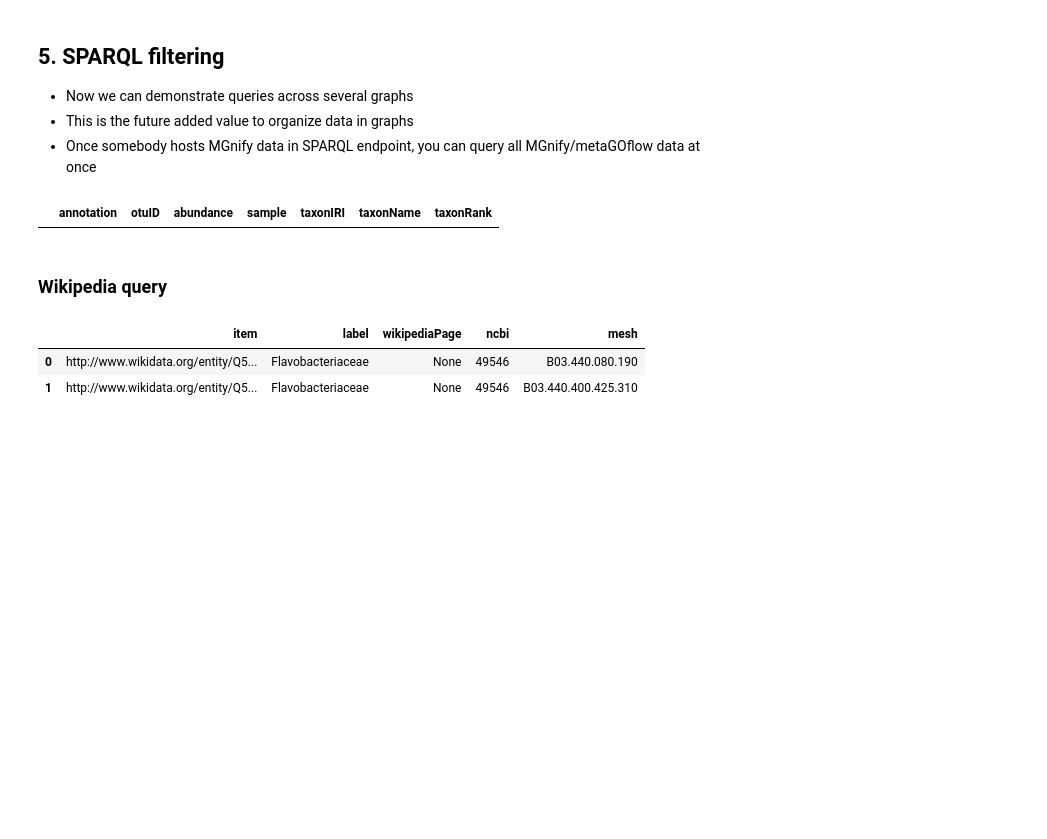
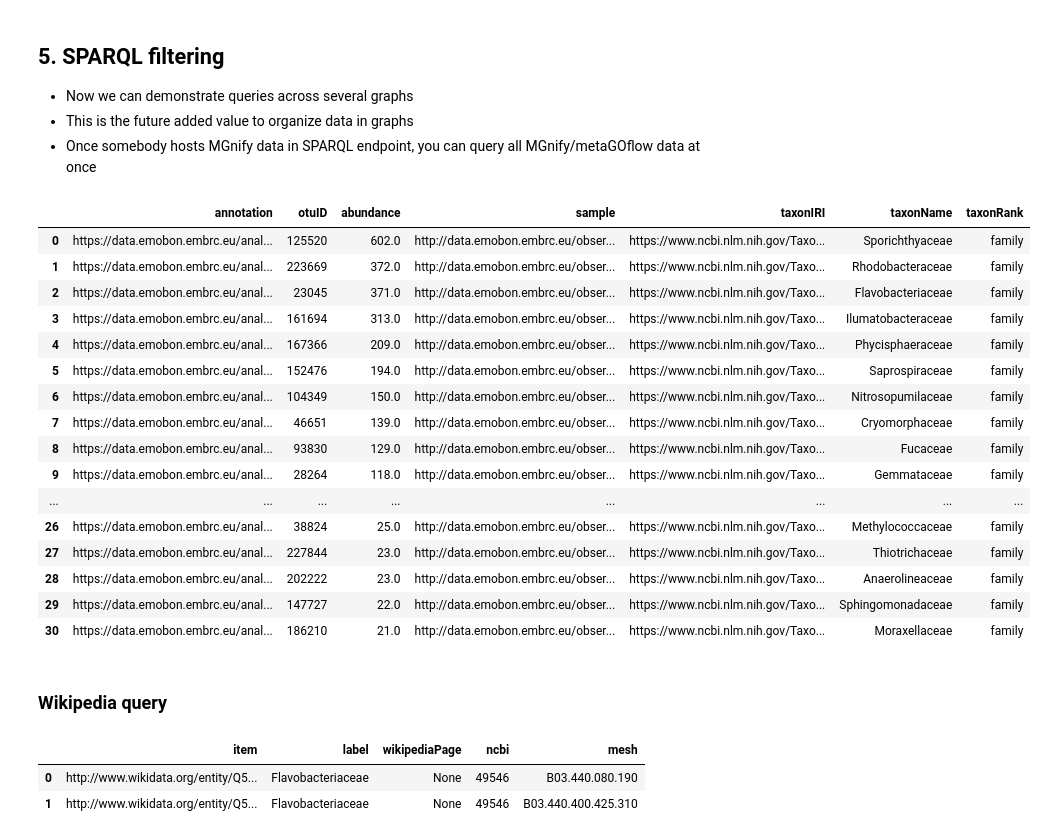
Before and after one commit to Py-ualg/biohap, a Jupyter notebook: biohap/biodata_pt/python_tools/01_fuseki_emobon.ipynb, the cells around one changed output. Drawn from its saved outputs; the diff is of its cells as text; code cells hidden in the pictures; blank space fills up the shorter version.

```diff
--- a/biohap/biodata_pt/python_tools/01_fuseki_emobon.ipynb
+++ b/biohap/biodata_pt/python_tools/01_fuseki_emobon.ipynb
@@ -293,6 +317,7 @@ g.parse("ssu_example.ttl", format="turtle")   # <-- change path if needed
 PROD = Namespace("https://data.emobon.embrc.eu/ns/product#")
 DCT  = Namespace("http://purl.org/dc/terms/")
 SCHEMA = Namespace("http://schema.org/")  # not required here but safe
+DWC = Namespace("http://rs.tdwg.org/dwc/terms/")  # not required here but safe
 
 # ----- accumulate rows keyed by (source_material_ID, ncbi_tax_id) -----------
 acc = {}  # (source_id, taxid) -> dict of columns
@@ -313,8 +338,8 @@ for ta_node in g.subjects(RDF.type, PROD.TaxonomicAnnotation):
     identifier_s = as_str(identifier)
     ncbi_id = extract_ncbi_id(identifier_s)
 
-    # abundance (prod:ssuRNA) and otuID
-    abundance_term = g.value(ta_node, PROD.ssuRNA)
+    # abundance (prod:rRNA) and otuID
+    abundance_term = g.value(ta_node, PROD.rRNA)
     # sometimes abundance literal typed - convert to int if possible
     try:
         abundance = int(str(abundance_term))
@@ -333,10 +358,21 @@ for ta_node in g.subjects(RDF.type, PROD.TaxonomicAnnotation):
         sci_name = as_str(sci_name_term)
         rank = as_str(rank_term).lower() if rank_term is not None else None
 
+        higher_ranks = g.value(tax_subject, DWC.higherClassification).split('| ') if g.value(tax_subject, DWC.higherClassification) else []
+        higher_ranks = [rank.strip() for rank in higher_ranks]
+
         if rank and sci_name:
             # if rank is one of our expected ranks, store at that column
             if rank in RANKS:
                 row[rank] = sci_name
+
+                # index of the rank in RANKS
+                rank_index = RANKS.index(rank)
+                # fill higher ranks if available
+                for i in range(rank_index - 1, -1, -1):
+                    if i < len(higher_ranks):
+                        row[RANKS[i]] = higher_ranks[i]
+
         else:
             raise ValueError(f"Missing rank or scientific name for taxon {identifier_s}")
 
@@ -368,4 +404,4 @@ if 'abundance' in df.columns:
     df['abundance'] = pd.to_numeric(df['abundance'], errors='coerce')
 
 print(df.shape)
-df.head(20)
+df
@@ -556,34 +570,50 @@ Server response: [line: 58, col: 9 ] Undefined prefix: dwc
 q = """
 PREFIX prod:  <https://data.emobon.embrc.eu/ns/product#>
 PREFIX dct:   <http://purl.org/dc/terms/>
 PREFIX schema:<https://schema.org/>
 PREFIX xsd:   <http://www.w3.org/2001/XMLSchema#>
 
 SELECT ?annotation ?otuID ?abundance ?sample ?taxonIRI ?taxonName ?taxonRank
 WHERE {
   # annotation node carrying the abundance
   ?annotation a prod:TaxonomicAnnotation ;
-              prod:ssuRNA ?abundance ;
+              prod:rRNA ?abundance ;
               prod:otuID ?otuID ;
               prod:ofSample ?sample ;
               dct:identifier ?taxonIRI .
 
   # optional taxon metadata reachable from the taxon IRI
   OPTIONAL { ?taxonIRI dct:scientificName ?taxonName }
   OPTIONAL { ?taxonIRI dct:taxonRank ?taxonRank }
 
   FILTER ( xsd:double(?abundance) > 20 )    # numeric filter
   FILTER ( regex(str(?taxonRank), "^family", "i"))
 }
 ORDER BY DESC(xsd:double(?abundance))
 """
 
 
 r = requests.get("http://localhost:3030/ssu", params={"query": q}, headers={"Accept": "application/sparql-results+json"})
 df = sparql_json_to_df(r.json())
 df
 # %% [output]
 |  | annotation | otuID | abundance | sample | taxonIRI | taxonName | taxonRank |
+| 0 | https://data.emobon.embrc.eu/anal... | 125520 | 602.0 | http://data.emobon.embrc.eu/obser... | https://www.ncbi.nlm.nih.gov/Taxo... | Sporichthyaceae | family |
+| 1 | https://data.emobon.embrc.eu/anal... | 223669 | 372.0 | http://data.emobon.embrc.eu/obser... | https://www.ncbi.nlm.nih.gov/Taxo... | Rhodobacteraceae | family |
+| 2 | https://data.emobon.embrc.eu/anal... | 23045 | 371.0 | http://data.emobon.embrc.eu/obser... | https://www.ncbi.nlm.nih.gov/Taxo... | Flavobacteriaceae | family |
+| 3 | https://data.emobon.embrc.eu/anal... | 161694 | 313.0 | http://data.emobon.embrc.eu/obser... | https://www.ncbi.nlm.nih.gov/Taxo... | Ilumatobacteraceae | family |
+| 4 | https://data.emobon.embrc.eu/anal... | 167366 | 209.0 | http://data.emobon.embrc.eu/obser... | https://www.ncbi.nlm.nih.gov/Taxo... | Phycisphaeraceae | family |
+| 5 | https://data.emobon.embrc.eu/anal... | 152476 | 194.0 | http://data.emobon.embrc.eu/obser... | https://www.ncbi.nlm.nih.gov/Taxo... | Saprospiraceae | family |
+| 6 | https://data.emobon.embrc.eu/anal... | 104349 | 150.0 | http://data.emobon.embrc.eu/obser... | https://www.ncbi.nlm.nih.gov/Taxo... | Nitrosopumilaceae | family |
+| 7 | https://data.emobon.embrc.eu/anal... | 46651 | 139.0 | http://data.emobon.embrc.eu/obser... | https://www.ncbi.nlm.nih.gov/Taxo... | Cryomorphaceae | family |
+| 8 | https://data.emobon.embrc.eu/anal... | 93830 | 129.0 | http://data.emobon.embrc.eu/obser... | https://www.ncbi.nlm.nih.gov/Taxo... | Fucaceae | family |
+| 9 | https://data.emobon.embrc.eu/anal... | 28264 | 118.0 | http://data.emobon.embrc.eu/obser... | https://www.ncbi.nlm.nih.gov/Taxo... | Gemmataceae | family |
+| ... | ... | ... | ... | ... | ... | ... | ... |
+| 26 | https://data.emobon.embrc.eu/anal... | 38824 | 25.0 | http://data.emobon.embrc.eu/obser... | https://www.ncbi.nlm.nih.gov/Taxo... | Methylococcaceae | family |
+| 27 | https://data.emobon.embrc.eu/anal... | 227844 | 23.0 | http://data.emobon.embrc.eu/obser... | https://www.ncbi.nlm.nih.gov/Taxo... | Thiotrichaceae | family |
+| 28 | https://data.emobon.embrc.eu/anal... | 202222 | 23.0 | http://data.emobon.embrc.eu/obser... | https://www.ncbi.nlm.nih.gov/Taxo... | Anaerolineaceae | family |
+| 29 | https://data.emobon.embrc.eu/anal... | 147727 | 22.0 | http://data.emobon.embrc.eu/obser... | https://www.ncbi.nlm.nih.gov/Taxo... | Sphingomonadaceae | family |
+| 30 | https://data.emobon.embrc.eu/anal... | 186210 | 21.0 | http://data.emobon.embrc.eu/obser... | https://www.ncbi.nlm.nih.gov/Taxo... | Moraxellaceae | family |
 # %% [markdown]
 ### Wikipedia query
 # %%
```
Also changed, not shown: parts of 18 cells of this notebook, 11 other files.
